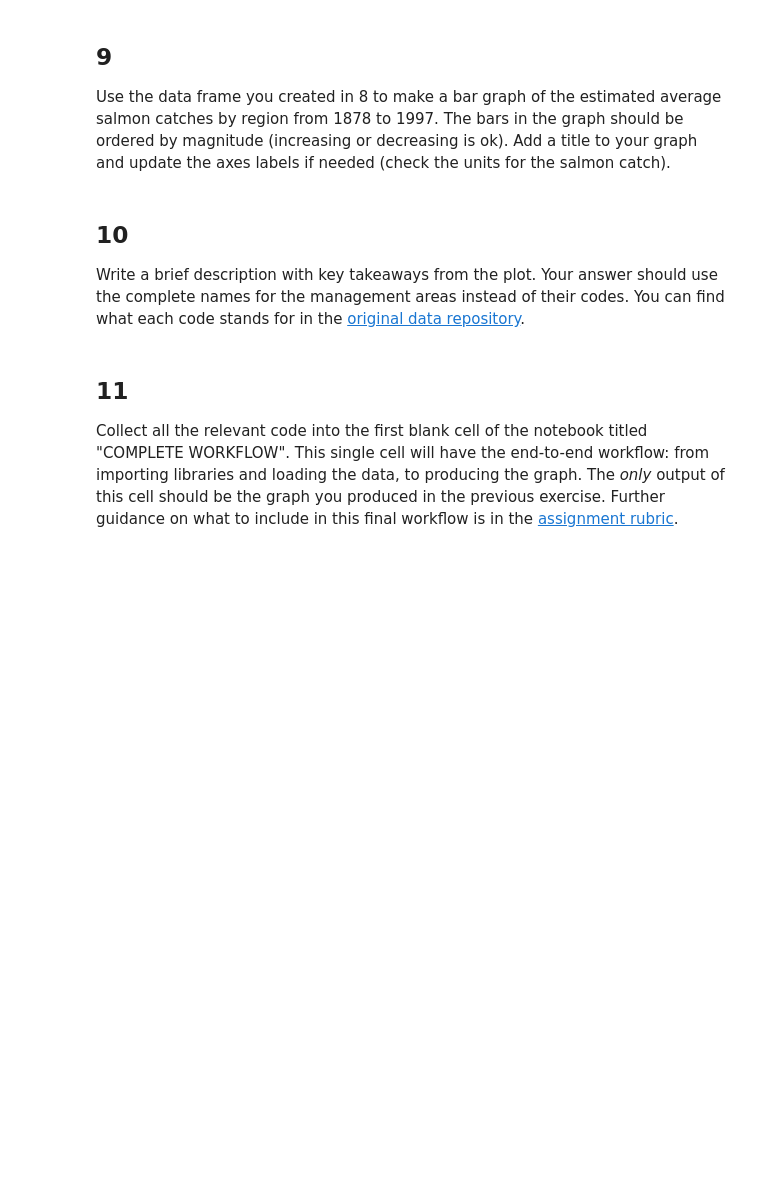
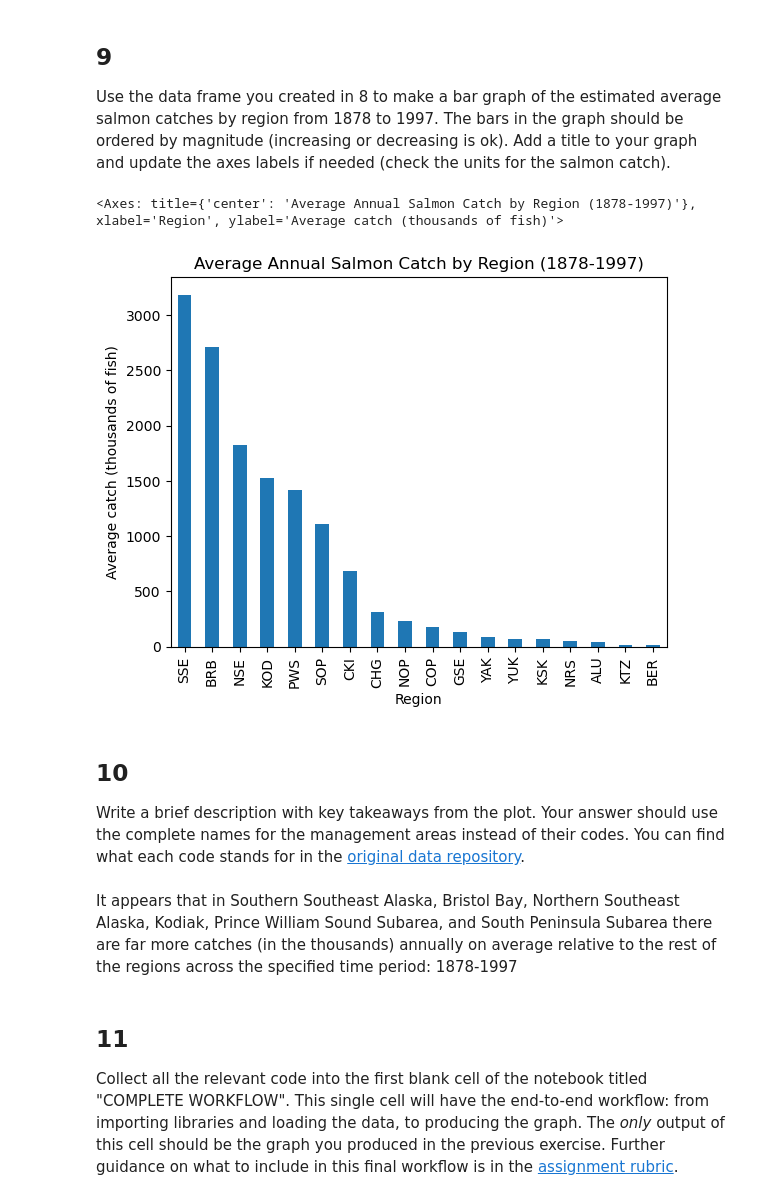
Before and after one commit to ashrcho/eds220-hwk2, a Jupyter notebook: task2/hwk2-task2-salmon.ipynb, the cells around one changed output. Cells and saved outputs as stored; diff of their text form; code cells hidden in the pictures; blank space fills up the shorter version.

```diff
--- a/task2/hwk2-task2-salmon.ipynb
+++ b/task2/hwk2-task2-salmon.ipynb
@@ -262,0 +326,4 @@ Name: Catch, dtype: float64
+# %%
+# Create table with average annual salmon catch by region
+avg_region = catch_data.groupby('Region')['Catch'].mean()
+avg_region
@@ -272,6 +360,16 @@ q8 results: All test cases passed!
 ## 9
 
 Use the data frame you created in 8 to make a bar graph of the estimated average salmon catches by region from 1878 to 1997. The bars in the graph should be ordered by magnitude (increasing or decreasing is ok). Add a title to your graph and update the axes labels if needed (check the units for the salmon catch).
+# %%
+# sort values and plot the table as a bar graph
+avg_region = avg_region.sort_values(ascending=False)
+avg_region.plot(kind='bar',
+                title="Average Annual Salmon Catch by Region (1878-1997)",
+                xlabel="Region",
+                ylabel="Average catch (thousands of fish)")
+# %% [output]
+<Axes: title={'center': 'Average Annual Salmon Catch by Region (1878-1997)'}, xlabel='Region', ylabel='Average catch (thousands of fish)'>
+[figure, added]
 # %% [markdown]
 <!-- END QUESTION -->
 
@@ -280,6 +378,8 @@ Use the data frame you created in 8 to make a bar graph of the estimated average
 ## 10
 
 Write a brief description with key takeaways from the plot. Your answer should use the complete names for the management areas instead of their codes. You can find what each code stands for in the [original data repository](https://knb.ecoinformatics.org/view/df35b.304.2#df35b.303.1).
+# %% [markdown]
+It appears that in Southern Southeast Alaska, Bristol Bay, Northern Southeast Alaska, Kodiak, Prince William Sound Subarea, and South Peninsula Subarea there are far more catches (in the thousands) annually on average relative to the rest of the regions across the specified time period: 1878-1997
 # %% [markdown]
 <!-- END QUESTION -->
 
```
Also changed, not shown: parts of 9 cells of this notebook.
